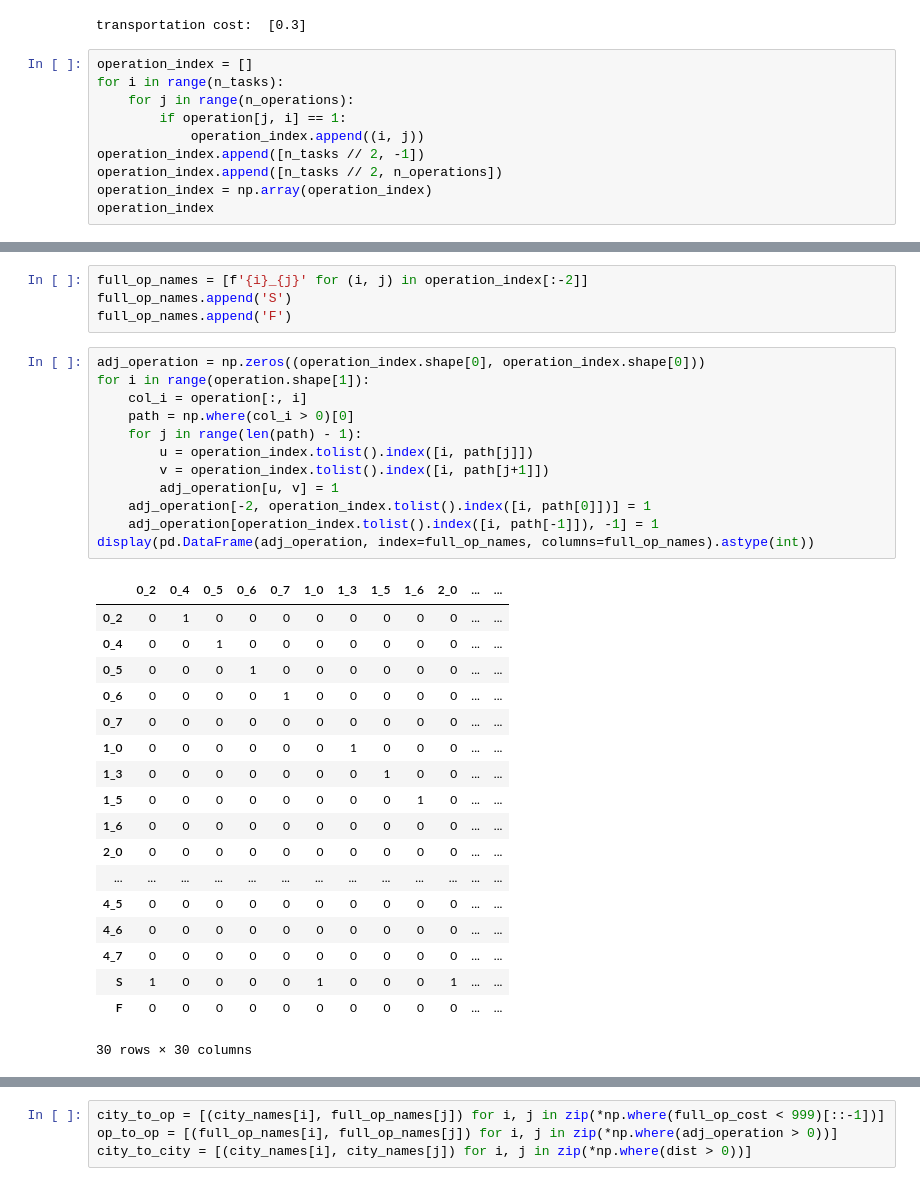
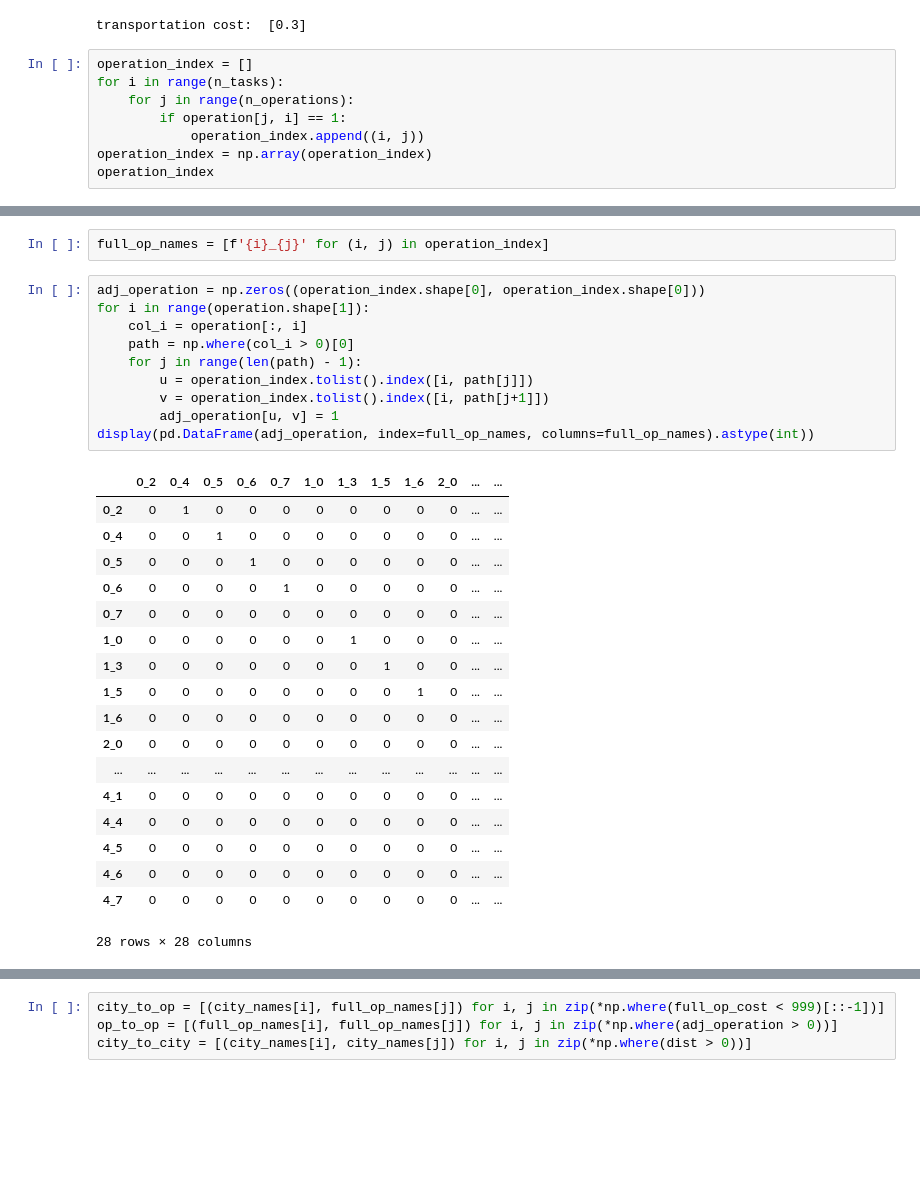
Before and after one commit to airi-industrial-ai/gnn-cloud-manufacturing, a Jupyter notebook: notebooks/graph_representation.ipynb, the cells around one changed output, grey strips where cells are left out. Cells and saved outputs as stored; diff of their text form; blank space fills up the shorter version.

```diff
--- a/notebooks/graph_representation.ipynb
+++ b/notebooks/graph_representation.ipynb
@@ -105,8 +106,6 @@ for i in range(n_tasks):
     for j in range(n_operations):
         if operation[j, i] == 1:
             operation_index.append((i, j))
-operation_index.append([n_tasks // 2, -1])
-operation_index.append([n_tasks // 2, n_operations])
 operation_index = np.array(operation_index)
 operation_index
 # %% [output]
@@ -130,38 +129,34 @@ array([[ 0,  2],
 # %%
-full_op_names = [f'{i}_{j}' for (i, j) in operation_index[:-2]]
-full_op_names.append('S')
-full_op_names.append('F')
+full_op_names = [f'{i}_{j}' for (i, j) in operation_index]
 # %%
 adj_operation = np.zeros((operation_index.shape[0], operation_index.shape[0]))
 for i in range(operation.shape[1]):
     col_i = operation[:, i]
     path = np.where(col_i > 0)[0]
     for j in range(len(path) - 1):
         u = operation_index.tolist().index([i, path[j]])
         v = operation_index.tolist().index([i, path[j+1]])
         adj_operation[u, v] = 1
-    adj_operation[-2, operation_index.tolist().index([i, path[0]])] = 1
-    adj_operation[operation_index.tolist().index([i, path[-1]]), -1] = 1
 display(pd.DataFrame(adj_operation, index=full_op_names, columns=full_op_names).astype(int))
 # %% [output]
 |  | 0_2 | 0_4 | 0_5 | 0_6 | 0_7 | 1_0 | 1_3 | 1_5 | 1_6 | 2_0 | ... | ... |
 | 0_2 | 0 | 1 | 0 | 0 | 0 | 0 | 0 | 0 | 0 | 0 | ... | ... |
 | 0_4 | 0 | 0 | 1 | 0 | 0 | 0 | 0 | 0 | 0 | 0 | ... | ... |
 | 0_5 | 0 | 0 | 0 | 1 | 0 | 0 | 0 | 0 | 0 | 0 | ... | ... |
 | 0_6 | 0 | 0 | 0 | 0 | 1 | 0 | 0 | 0 | 0 | 0 | ... | ... |
 | 0_7 | 0 | 0 | 0 | 0 | 0 | 0 | 0 | 0 | 0 | 0 | ... | ... |
 | 1_0 | 0 | 0 | 0 | 0 | 0 | 0 | 1 | 0 | 0 | 0 | ... | ... |
 | 1_3 | 0 | 0 | 0 | 0 | 0 | 0 | 0 | 1 | 0 | 0 | ... | ... |
 | 1_5 | 0 | 0 | 0 | 0 | 0 | 0 | 0 | 0 | 1 | 0 | ... | ... |
 | 1_6 | 0 | 0 | 0 | 0 | 0 | 0 | 0 | 0 | 0 | 0 | ... | ... |
 | 2_0 | 0 | 0 | 0 | 0 | 0 | 0 | 0 | 0 | 0 | 0 | ... | ... |
 | ... | ... | ... | ... | ... | ... | ... | ... | ... | ... | ... | ... | ... |
+| 4_1 | 0 | 0 | 0 | 0 | 0 | 0 | 0 | 0 | 0 | 0 | ... | ... |
+| 4_4 | 0 | 0 | 0 | 0 | 0 | 0 | 0 | 0 | 0 | 0 | ... | ... |
 | 4_5 | 0 | 0 | 0 | 0 | 0 | 0 | 0 | 0 | 0 | 0 | ... | ... |
 | 4_6 | 0 | 0 | 0 | 0 | 0 | 0 | 0 | 0 | 0 | 0 | ... | ... |
 | 4_7 | 0 | 0 | 0 | 0 | 0 | 0 | 0 | 0 | 0 | 0 | ... | ... |
-| S | 1 | 0 | 0 | 0 | 0 | 1 | 0 | 0 | 0 | 1 | ... | ... |
-| F | 0 | 0 | 0 | 0 | 0 | 0 | 0 | 0 | 0 | 0 | ... | ... |
-30 rows × 30 columns
+28 rows × 28 columns
 # %%
 full_time_cost = np.tile(time_cost, (operation.shape[1], 1))
 full_time_cost = full_time_cost[operation.T.reshape(-1).astype(bool)]
```
Also changed, not shown: parts of 11 cells of this notebook, 7 other files.
